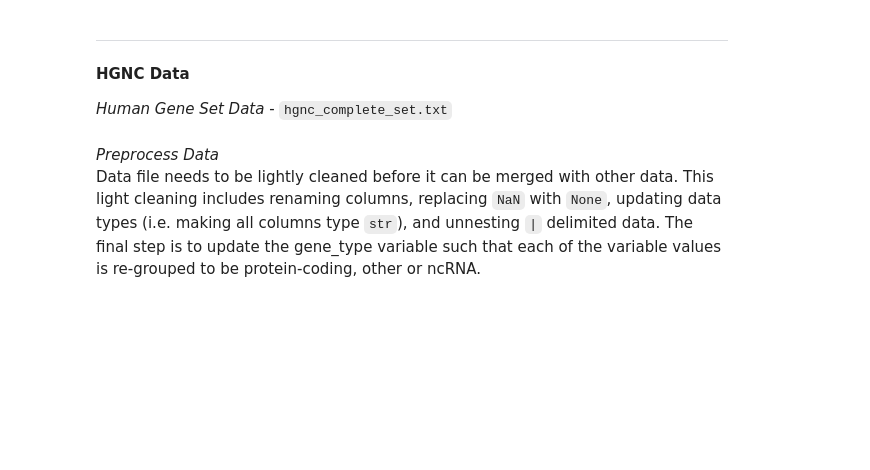
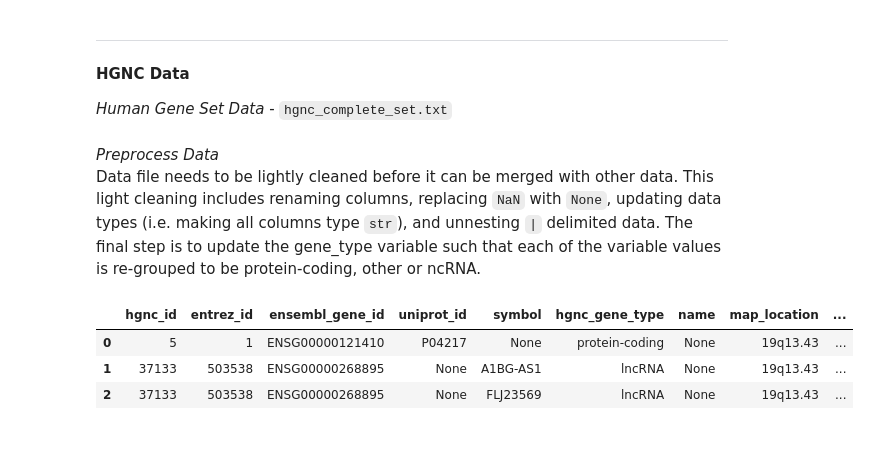
Before and after one commit to callahantiff/PheKnowLator, a Jupyter notebook: Data_Preparation.ipynb, the cells around one changed output. Cells and saved outputs as stored; diff of their text form; code cells hidden in the pictures; blank space fills up the shorter version.

```diff
--- a/Data_Preparation.ipynb
+++ b/Data_Preparation.ipynb
@@ -901,7 +895,7 @@ hgnc.fillna('None', inplace=True)
 hgnc['entrez_id'] = hgnc['entrez_id'].apply(lambda x: str(int(x)) if x != 'None' else 'None')
 
 # explode nested data
-explode_df_hgnc = helper_funcs.explodes_data(hgnc.copy(), ['ensembl_gene_id', 'uniprot_id', 'symbol', 'name'], '|')
+explode_df_hgnc = explodes_data(hgnc.copy(), ['ensembl_gene_id', 'uniprot_id', 'symbol', 'name'], '|')
 
 # reformat hgnc gene type
 explode_df_hgnc['hgnc_gene_type'].replace('region', 'biological region', inplace=True, regex=False)
@@ -937,33 +931,38 @@ explode_df_hgnc['master_gene_type'].replace('biological region', 'other', inplac
 explode_df_hgnc['master_gene_type'].replace('complex locus constituent', 'other', inplace=True, regex=False)
 explode_df_hgnc['master_gene_type'].replace('endogenous retrovirus', 'other', inplace=True, regex=False)
 explode_df_hgnc['master_gene_type'].replace('fragile site', 'other', inplace=True, regex=False)
 explode_df_hgnc['master_gene_type'].replace('IG_gene', 'other', inplace=True, regex=False)
 explode_df_hgnc['master_gene_type'].replace('IG_pseudogene', 'pseudogene', inplace=True, regex=False)
 explode_df_hgnc['master_gene_type'].replace('lncRNA', 'ncRNA', inplace=True, regex=False)
 explode_df_hgnc['master_gene_type'].replace('miRNA', 'ncRNA', inplace=True, regex=False)
 explode_df_hgnc['master_gene_type'].replace('miscRNA', 'ncRNA', inplace=True, regex=False)
 explode_df_hgnc['master_gene_type'].replace('phenotype only', 'other', inplace=True, regex=False)
 explode_df_hgnc['master_gene_type'].replace('protocadherin', 'other', inplace=True, regex=False)
 explode_df_hgnc['master_gene_type'].replace('readthrough', 'other', inplace=True, regex=False)
 explode_df_hgnc['master_gene_type'].replace('snoRNA', 'ncRNA', inplace=True, regex=False)
 explode_df_hgnc['master_gene_type'].replace('snRNA', 'ncRNA', inplace=True, regex=False)
 explode_df_hgnc['master_gene_type'].replace('sRNA', 'ncRNA', inplace=True, regex=False)
 explode_df_hgnc['master_gene_type'].replace('TR_gene', 'other', inplace=True, regex=False)
 explode_df_hgnc['master_gene_type'].replace('TR_pseudogene', 'pseudogene', inplace=True, regex=False)
 explode_df_hgnc['master_gene_type'].replace('transposable element', 'other', inplace=True, regex=False)
 explode_df_hgnc['master_gene_type'].replace('tRNA', 'tRNA', inplace=True, regex=False)
 explode_df_hgnc['master_gene_type'].replace('vaultRNA', 'ncRNA', inplace=True, regex=False)
 explode_df_hgnc['master_gene_type'].replace('virus integration site', 'other', inplace=True, regex=False)
 explode_df_hgnc['master_gene_type'].replace('Y RNA', 'ncRNA', inplace=True, regex=False)
 
 # remove original gene type column
 explode_df_hgnc.drop(['alias_symbol', 'alias_name'], axis=1, inplace=True)
 
 # remove duplicates
 explode_df_hgnc.drop_duplicates(subset=None, keep='first', inplace=True)
 
 # preview data
 explode_df_hgnc.head(n=3)
+# %% [output]
+|  | hgnc_id | entrez_id | ensembl_gene_id | uniprot_id | symbol | hgnc_gene_type | name | map_location | ... |
+| 0 | 5 | 1 | ENSG00000121410 | P04217 | None | protein-coding | None | 19q13.43 | ... |
+| 1 | 37133 | 503538 | ENSG00000268895 | None | A1BG-AS1 | lncRNA | None | 19q13.43 | ... |
+| 2 | 37133 | 503538 | ENSG00000268895 | None | FLJ23569 | lncRNA | None | 19q13.43 | ... |
 # %% [markdown]
 <br>
 # %% [markdown]
```
Also changed, not shown: parts of 121 cells of this notebook, 13 other files.
